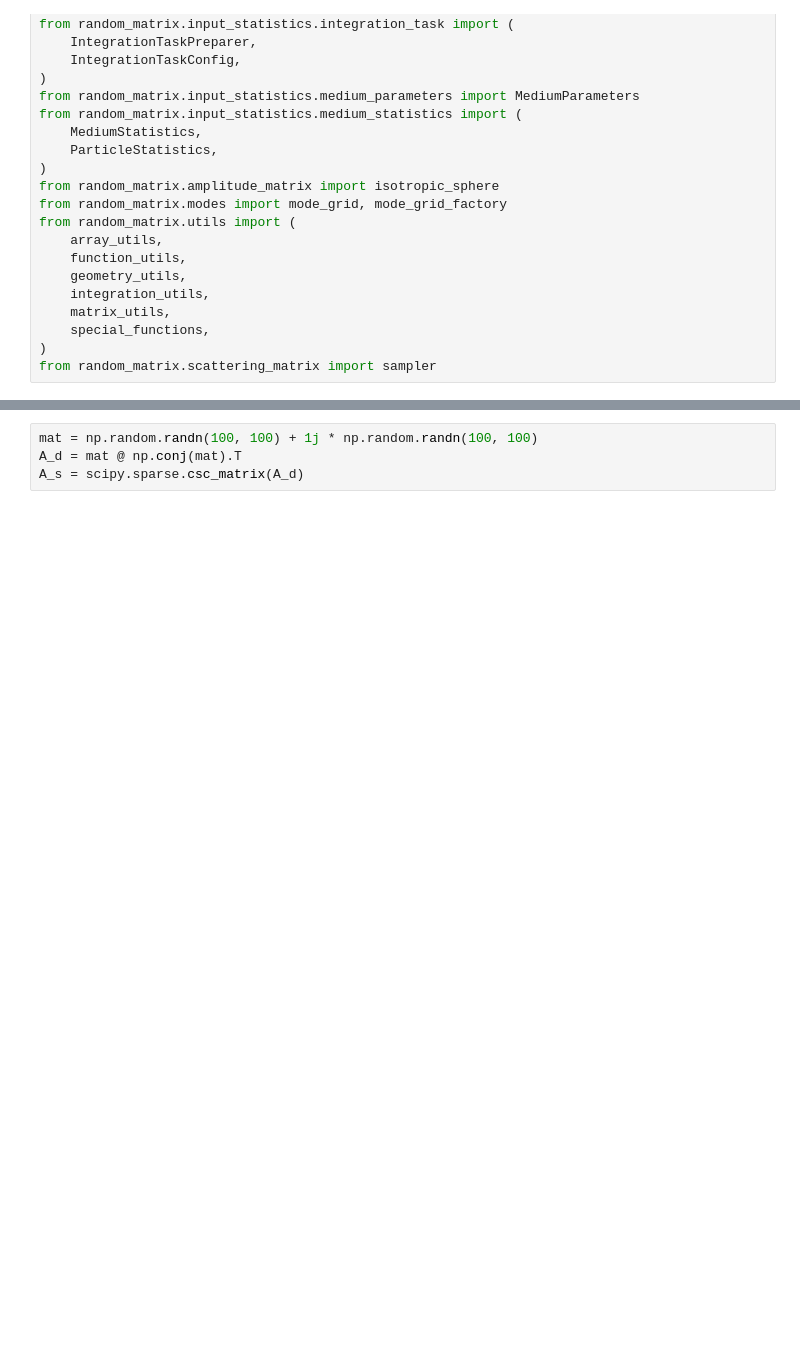
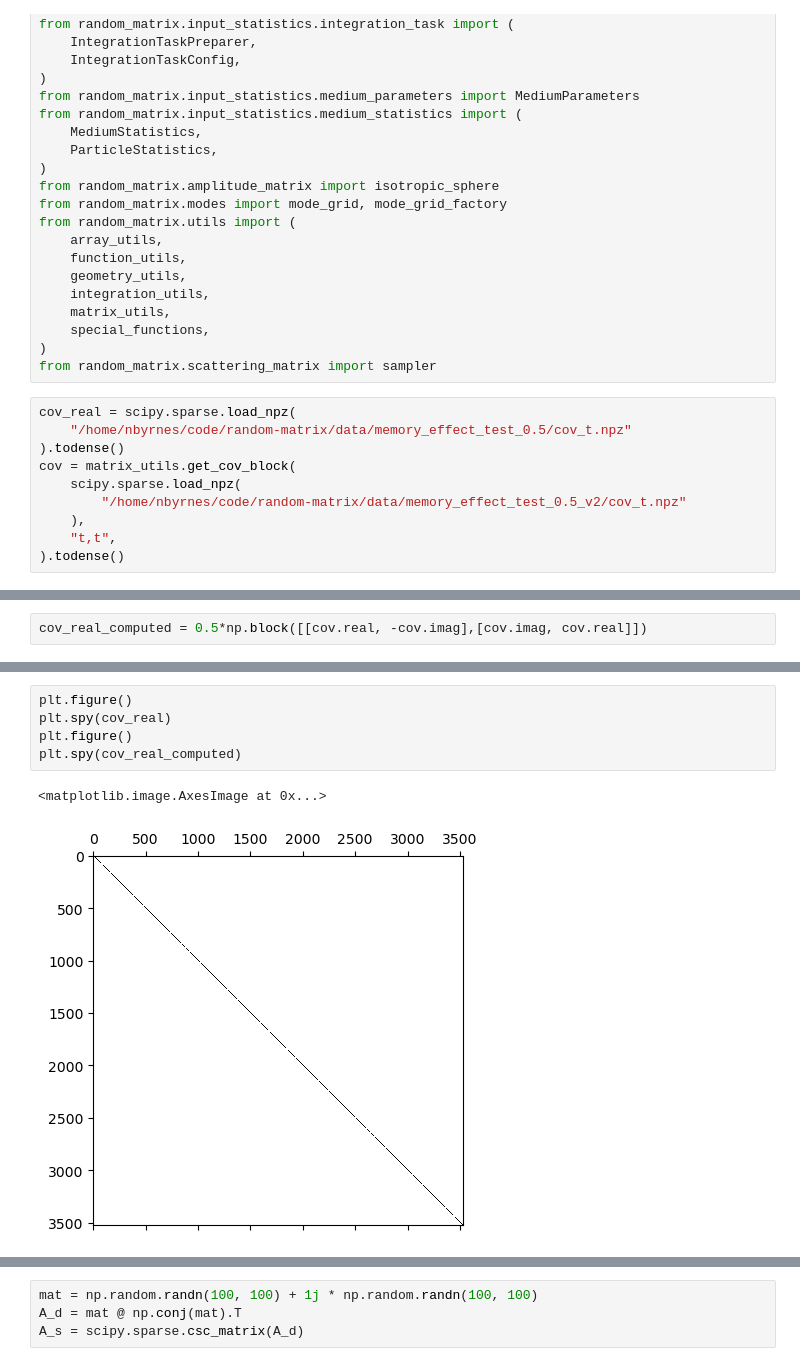
Before and after one commit to Optical-Theory-Group/random-matrix, a Jupyter notebook: debugging_chol.ipynb, the cells around one changed output, grey strips where cells are left out. Saved outputs shown, nothing was run; the diff lists cells and outputs as text; blank space fills up the shorter version.

```diff
--- a/debugging_chol.ipynb
+++ b/debugging_chol.ipynb
@@ -59,3 +59,13 @@ from random_matrix.utils import (
     special_functions,
 )
 from random_matrix.scattering_matrix import sampler
+# %%
+cov_real = scipy.sparse.load_npz(
+    "/home/nbyrnes/code/random-matrix/data/memory_effect_test_0.5/cov_t.npz"
+).todense()
+cov = matrix_utils.get_cov_block(
+    scipy.sparse.load_npz(
+        "/home/nbyrnes/code/random-matrix/data/memory_effect_test_0.5_v2/cov_t.npz"
+    ),
+    "t,t",
+).todense()
@@ -61,0 +98,2 @@ from random_matrix.scattering_matrix import sampler
+# %%
+cov_real_computed = 0.5*np.block([[cov.real, -cov.imag],[cov.imag, cov.real]])
@@ -61,0 +123,8 @@ from random_matrix.scattering_matrix import sampler
+# %%
+plt.figure()
+plt.spy(cov_real)
+plt.figure()
+plt.spy(cov_real_computed)
+# %% [output]
+<matplotlib.image.AxesImage at 0x...>
+[figure, added]
```
Also changed, not shown: parts of 13 cells of this notebook, 10 other files.
